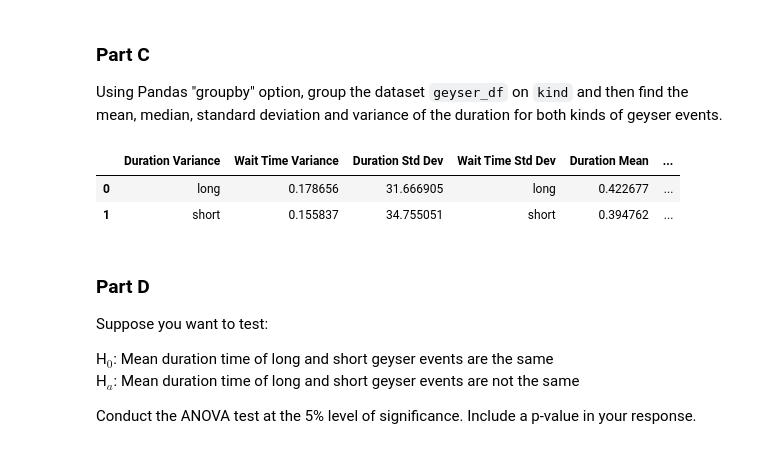
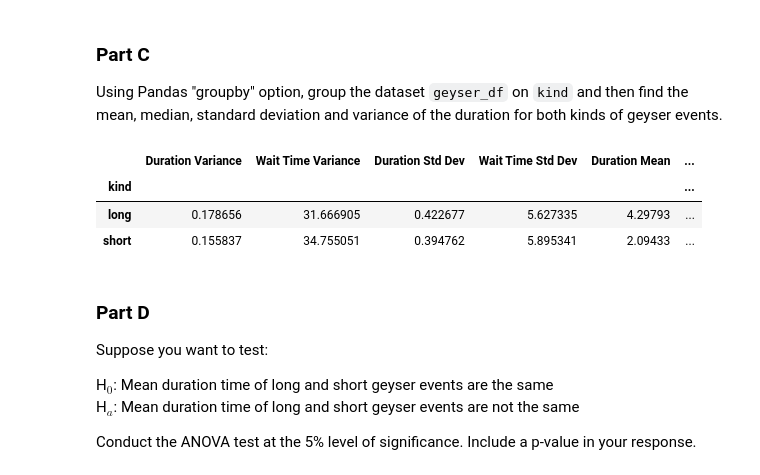
Before and after one commit to mikayla-eckelcifrese/JupyterLabRepository, a Jupyter notebook: lab4.ipynb, the cells around one changed output. Cells and saved outputs as stored; diff of their text form; code cells hidden in the pictures.

```diff
--- a/lab4.ipynb
+++ b/lab4.ipynb
@@ -56,25 +56,26 @@ Using Pandas "groupby" option, group the dataset `geyser_df` on `kind` and then
 # %%
 
 
-geyser_by_kind = geyser_df.groupby("kind", as_index = False)
+geyser_by_kind = geyser_df.groupby("kind")
 
 var = geyser_by_kind.var()
 
 std = geyser_by_kind.std()
 
 mean = geyser_by_kind.mean()
 
 median = geyser_by_kind.median()
 
 summary_stats = pd.concat([var, std, mean, median], axis = 1)
 
 summary_stats.columns.values[0:8] = ['Duration Variance', "Wait Time Variance", "Duration Std Dev", "Wait Time Std Dev",
                                      "Duration Mean", "Wait Time Mean", "Duration Median", "Wait Time Median"]
 summary_stats
 # %% [output]
 |  | Duration Variance | Wait Time Variance | Duration Std Dev | Wait Time Std Dev | Duration Mean | ... |
-| 0 | long | 0.178656 | 31.666905 | long | 0.422677 | ... |
-| 1 | short | 0.155837 | 34.755051 | short | 0.394762 | ... |
+| kind |  |  |  |  |  | ... |
+| long | 0.178656 | 31.666905 | 0.422677 | 5.627335 | 4.29793 | ... |
+| short | 0.155837 | 34.755051 | 0.394762 | 5.895341 | 2.09433 | ... |
 # %% [markdown]
 ### Part D
 
```
Also changed, not shown: parts of 1 cell of this notebook, 1 other file.
